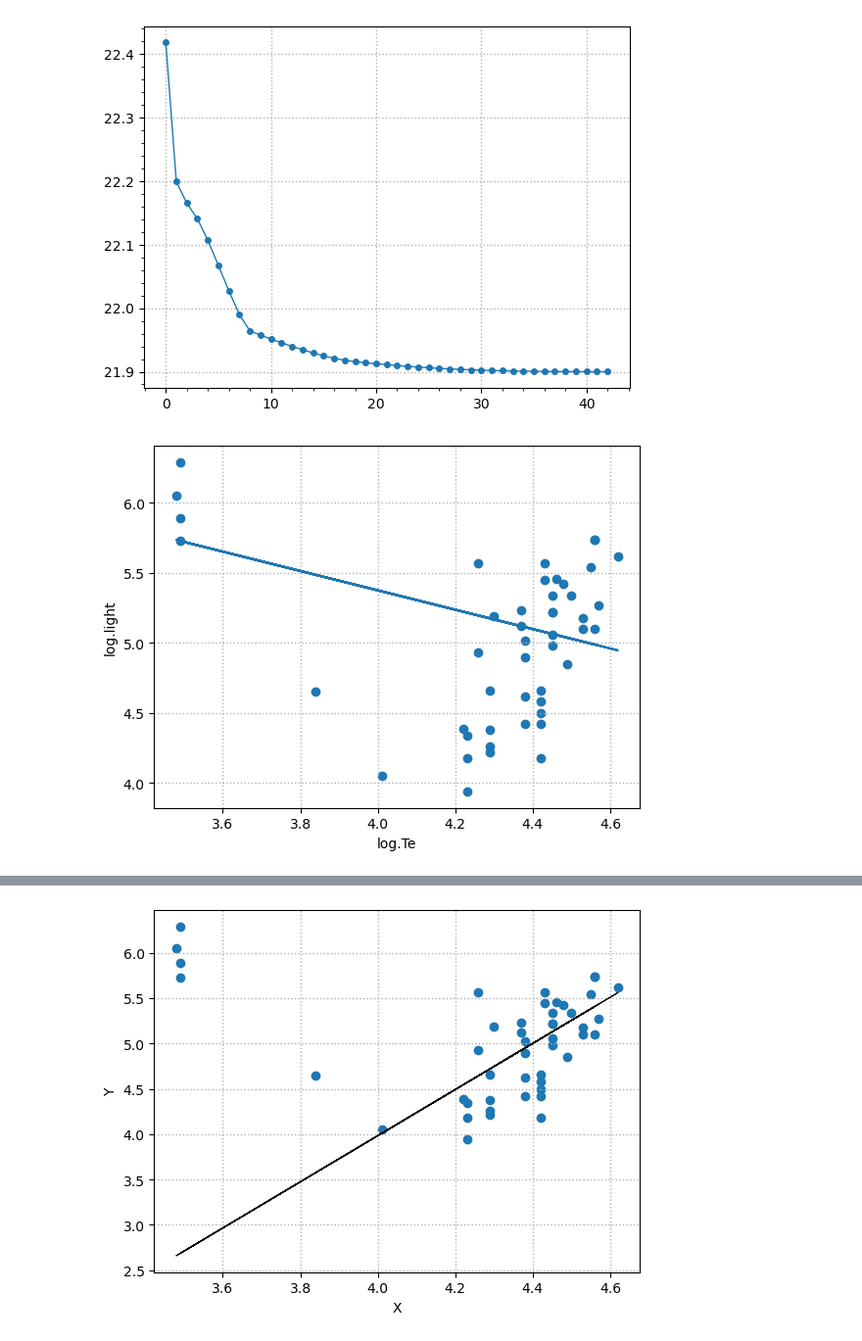
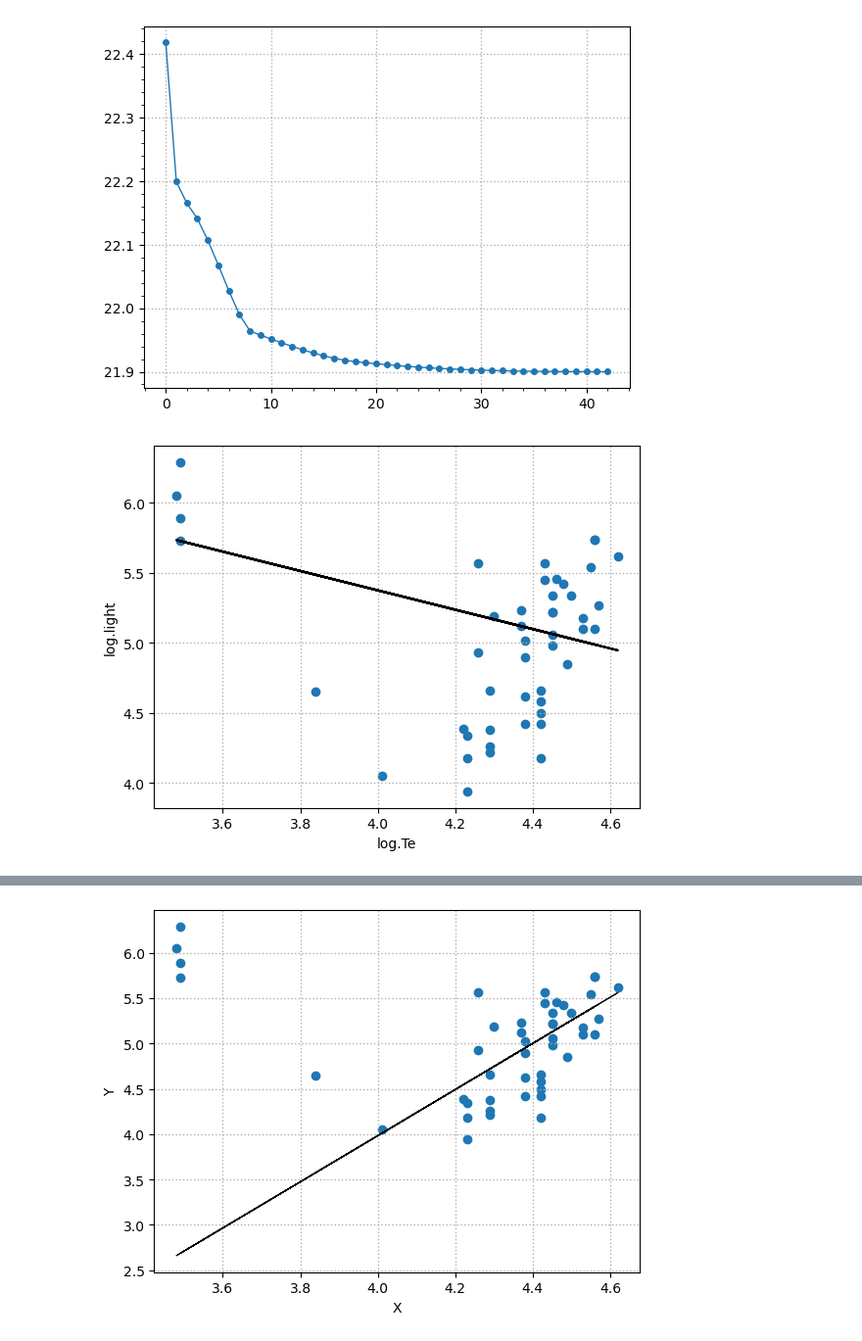
Before and after one commit to intellimath/mltools, a Jupyter notebook: notebooks/python_linear_regression_starsCYG2.ipynb, the cells around one changed output, grey strips where cells are left out. Shown at 98% size. Saved outputs shown, nothing was run; the diff lists cells and outputs as text; code cells hidden in the pictures.

```diff
--- a/notebooks/python_linear_regression_starsCYG2.ipynb
+++ b/notebooks/python_linear_regression_starsCYG2.ipynb
@@ -58,12 +56,12 @@ Y_p = irls.model.evaluate(X[:,None])
 # %%
 plt.scatter(X, Y)
-plt.plot(X, Y_p)
+plt.plot(X, irls.model.evaluate(X[:,None]), color='k')
 plt.xlabel('log.Te')
 plt.ylabel('log.light')
 plt.grid(1, linewidth=1.0, linestyle=":")
 plt.show()
 # %% [output]
-[figure, old version]
+[figure, new version]
 # %%
 import mltools.estimators as estimators
 import mltools.aggfuncs as aggfuncs
```
Also changed, not shown: parts of 11 cells of this notebook, 16 other files.
